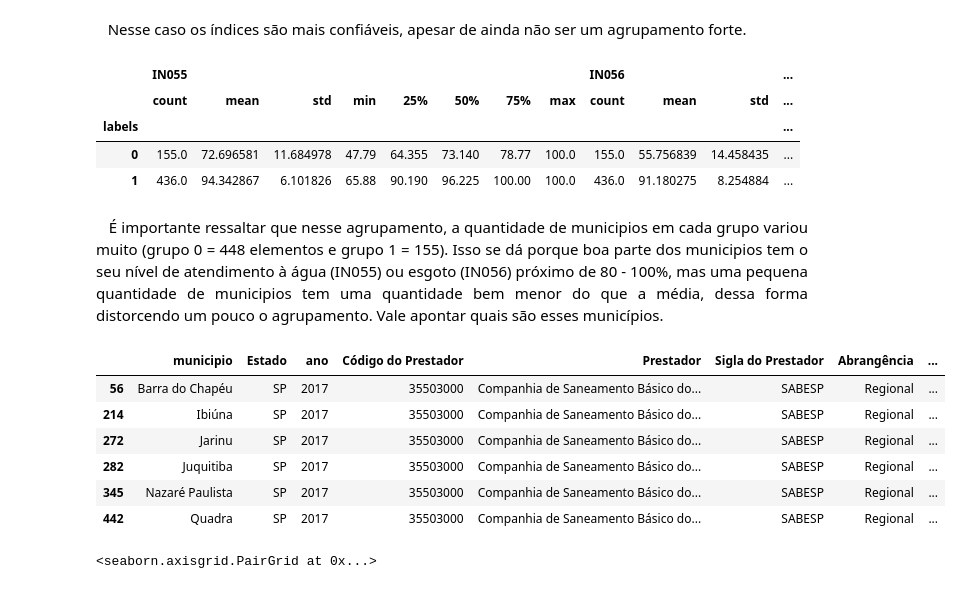
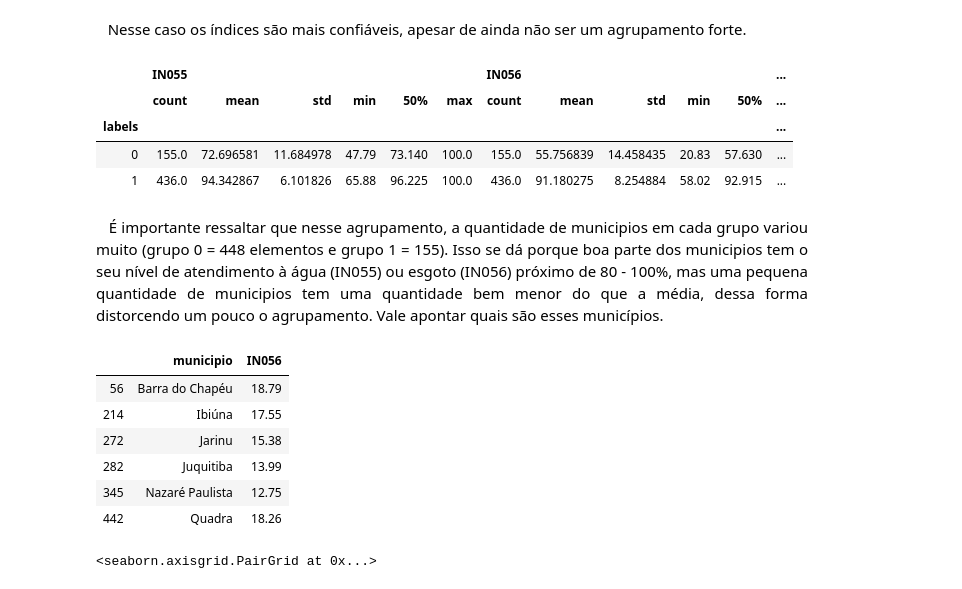
Before and after one commit to ViniciusATR/Deephack_ODS6, a Jupyter notebook: Deephack_Relatório.ipynb, the cells around one changed output. Saved outputs shown, nothing was run; the diff lists cells and outputs as text; code cells hidden in the pictures.

```diff
--- a/Deephack_Relatório.ipynb
+++ b/Deephack_Relatório.ipynb
@@ -334,7 +332,7 @@ from itertools import combinations
 
 pd.set_option('display.max_columns', None)
 #leitura do banco de dados SNIS, assim como adequação do nome das colunas
-df = pd.read_csv(filepath_or_buffer='Desagregado-20191010161139.csv' ,index_col=False, sep=';' , encoding='utf_16_le', thousands='.' ,decimal=',' , skipfooter=1, engine='python')
+df = pd.read_csv(filepath_or_buffer='datasets/Desagregado-20191010161139.csv' ,index_col=False, sep=';' , encoding='utf_16_le', thousands='.' ,decimal=',' , skipfooter=1, engine='python')
 df.rename(columns={'Município' : 'municipio' , 'Ano de Referência':'ano' , 'Código do Município' : 'Cod_ibge' , 'POP_TOT - População total do município do ano de referência (Fonte: IBGE):' : 'POP_TOT' , 'POP_URB - População urbana do município do ano de referência (Fonte: IBGE):' :'POP_URB' }, inplace=True)
 ind_dict = {
     'AG006 - Volume de água produzido' : 'AG006' ,
@@ -363,7 +361,7 @@ ind_dict = {
 df = df.rename(columns = ind_dict)
 
 #leitura do banco de dados produzido pelo grupo, unindo dados do TCE e do SNIS
-d17 = pd.read_csv('data2017.csv',sep=';')
+d17 = pd.read_csv('datasets/data2017.csv',sep=';')
 d17.drop(columns=['Unnamed: 0','index'] , inplace=True)
 
 d17.replace({'Sim':1 , 'Não':0} , inplace=True)
@@ -371,7 +369,7 @@ d17.replace({'Sim':1 , 'Não':0} , inplace=True)
 df['SNSI4'] = 1 - df['AG011']/(df['AG006'] + df['AG018'])
 
 #leitura do banco de dados com os dados geográficos necessários para criação de mapas
-map_df = gpd.read_file('LimiteMunicipalPolygon.shp')
+map_df = gpd.read_file('datasets/map/LimiteMunicipalPolygon.shp')
 map_df = map_df.rename(columns={'Nome' : 'municipio'})
 # %% [markdown]
 ## Funções <a name="função"></a>
@@ -571,27 +569,27 @@ Indice de Davies Bouldin: 0.6368120749120906
 </div>
 # %%
 df_clus = result1[0]
-df_clus.groupby('labels').describe()[feats]
+df_clus.groupby('labels').describe(percentiles=[])[feats]
 # %% [output]
-|  | IN055 |  |  |  |  |  |  |  | IN056 |  |  | ... |
-|  | count | mean | std | min | 25% | 50% | 75% | max | count | mean | std | ... |
+|  | IN055 |  |  |  |  |  | IN056 |  |  |  |  | ... |
+|  | count | mean | std | min | 50% | max | count | mean | std | min | 50% | ... |
 | labels |  |  |  |  |  |  |  |  |  |  |  | ... |
-| 0 | 155.0 | 72.696581 | 11.684978 | 47.79 | 64.355 | 73.140 | 78.77 | 100.0 | 155.0 | 55.756839 | 14.458435 | ... |
-| 1 | 436.0 | 94.342867 | 6.101826 | 65.88 | 90.190 | 96.225 | 100.00 | 100.0 | 436.0 | 91.180275 | 8.254884 | ... |
+| 0 | 155.0 | 72.696581 | 11.684978 | 47.79 | 73.140 | 100.0 | 155.0 | 55.756839 | 14.458435 | 20.83 | 57.630 | ... |
+| 1 | 436.0 | 94.342867 | 6.101826 | 65.88 | 96.225 | 100.0 | 436.0 | 91.180275 | 8.254884 | 58.02 | 92.915 | ... |
 # %% [markdown]
 <div style="text-align: justify">
 &nbsp;&nbsp; É importante ressaltar que nesse agrupamento, a quantidade de municipios em cada grupo variou muito (grupo 0 = 448 elementos e grupo 1 = 155). Isso se dá porque boa parte dos municipios tem o seu nível de atendimento à água (IN055) ou esgoto (IN056) próximo de 80 - 100%, mas uma pequena quantidade de municipios tem uma quantidade bem menor do que a média, dessa forma distorcendo um pouco o agrupamento. Vale apontar quais são esses municípios.
 </div>
 # %%
-d17[d17.IN056 < 20]
+d17[d17.IN056 < 20][['municipio','IN056']]
 # %% [output]
-|  | municipio | Estado | ano | Código do Prestador | Prestador | Sigla do Prestador | Abrangência | ... |
-| 56 | Barra do Chapéu | SP | 2017 | 35503000 | Companhia de Saneamento Básico do... | SABESP | Regional | ... |
-| 214 | Ibiúna | SP | 2017 | 35503000 | Companhia de Saneamento Básico do... | SABESP | Regional | ... |
-| 272 | Jarinu | SP | 2017 | 35503000 | Companhia de Saneamento Básico do... | SABESP | Regional | ... |
-| 282 | Juquitiba | SP | 2017 | 35503000 | Companhia de Saneamento Básico do... | SABESP | Regional | ... |
-| 345 | Nazaré Paulista | SP | 2017 | 35503000 | Companhia de Saneamento Básico do... | SABESP | Regional | ... |
-| 442 | Quadra | SP | 2017 | 35503000 | Companhia de Saneamento Básico do... | SABESP | Regional | ... |
+|  | municipio | IN056 |
+| 56 | Barra do Chapéu | 18.79 |
+| 214 | Ibiúna | 17.55 |
+| 272 | Jarinu | 15.38 |
+| 282 | Juquitiba | 13.99 |
+| 345 | Nazaré Paulista | 12.75 |
+| 442 | Quadra | 18.26 |
 # %%
 sns.pairplot(df_clus,hue='labels',vars=feats)
 # %% [output]
```
Also changed, not shown: parts of 5 cells of this notebook, 1 other file.
